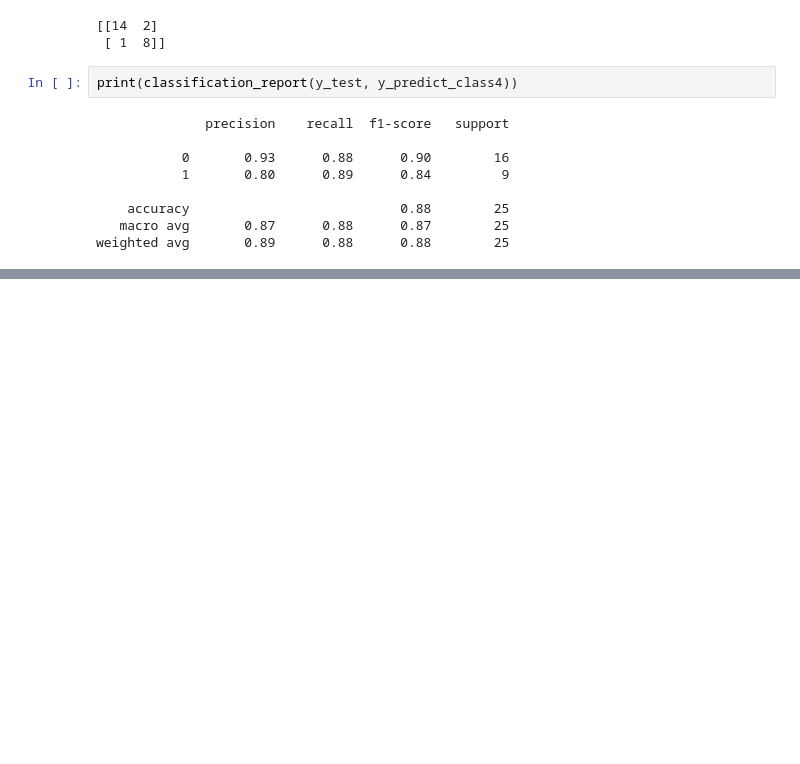
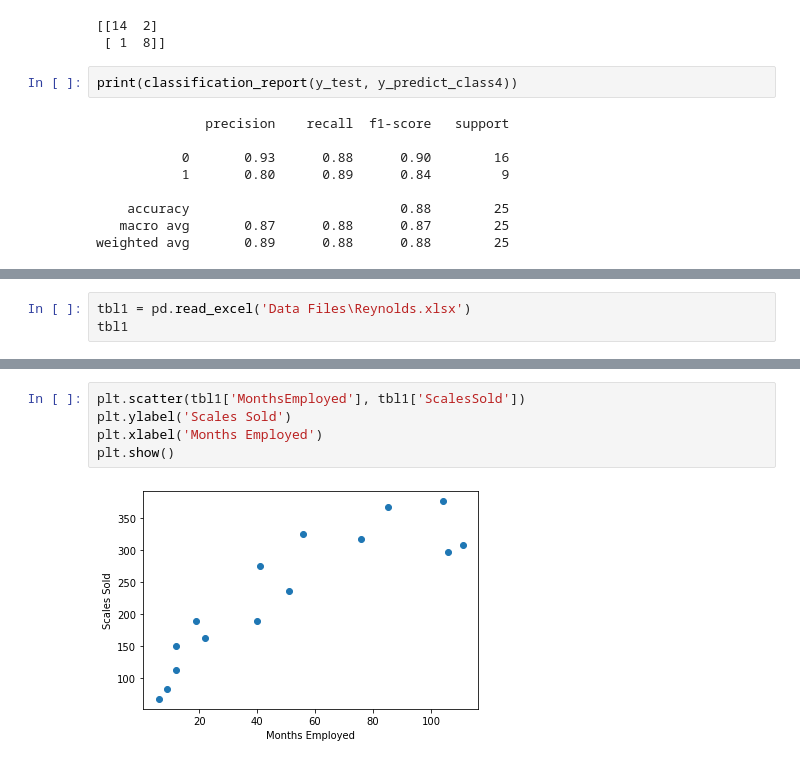
Before and after one commit to RPChinhara/Data-Analytics-with-Python, a Jupyter notebook: Week-9.ipynb, the cells around one changed output, grey strips where cells are left out. Saved outputs shown, nothing was run; the diff lists cells and outputs as text; blank space fills up the shorter version.

```diff
--- a/Week-9.ipynb
+++ b/Week-9.ipynb
@@ -385,0 +401,3 @@ weighted avg       0.89      0.88      0.88        25
+# %%
+tbl1 = pd.read_excel('Data Files\Reynolds.xlsx')
+tbl1
@@ -385,0 +421,7 @@ weighted avg       0.89      0.88      0.88        25
+# %%
+plt.scatter(tbl1['MonthsEmployed'], tbl1['ScalesSold'])
+plt.ylabel('Scales Sold')
+plt.xlabel('Months Employed')
+plt.show()
+# %% [output]
+[figure, added]
```
Also changed, not shown: parts of 38 cells of this notebook.
